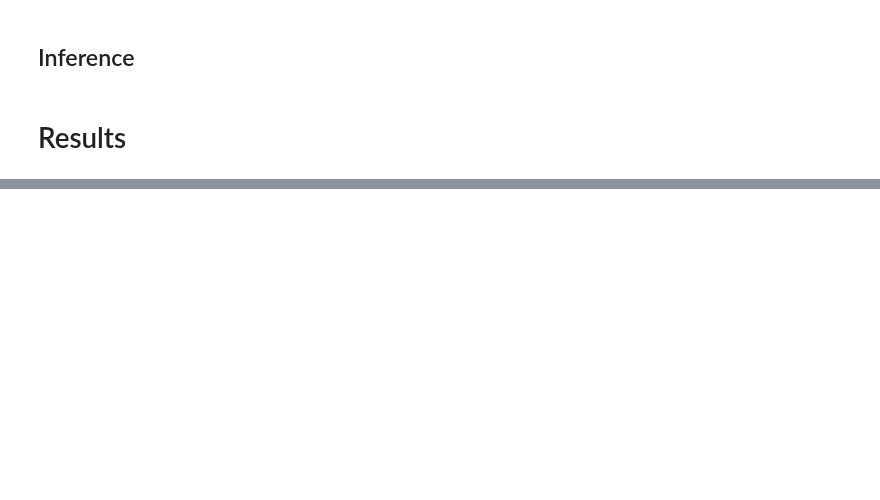
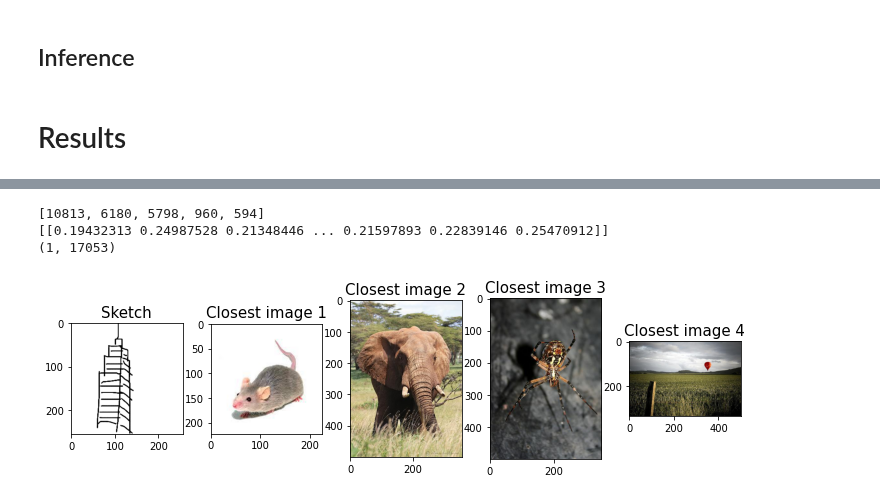
Before and after one commit to VisiumCH/AMLD-2021-Sketchy, a Jupyter notebook: notebooks/Inference.ipynb, the cells around one changed output, grey strips where cells are left out. Cells and saved outputs as stored; diff of their text form; code cells hidden in the pictures; blank space fills up the shorter version.

```diff
--- a/notebooks/Inference.ipynb
+++ b/notebooks/Inference.ipynb
@@ -51,3 +53,4 @@ torch.set_grad_enabled(False)
 import pandas as pd
 # %%
 BEST_CHECKPOINT = '../io/models/1_run-batch_size_10/checkpoint.pth'
+EMBEDDING_PATH = '../io/data/processed/embeddings.ending'
@@ -106,0 +59,5 @@ df.to_csv('../io/data/processed/images_embeddings.csv', sep=' ', header=True)
+# %%
+df = pd.read_csv(EMBEDDING_PATH, sep=' ')
+images_fnames = df['fnames'].values
+images_classes = df['classes'].values
+images_embeddings = df['embeddings'].values
@@ -136,11 +77,14 @@ class Inference():
 
         self.im_net, self.sk_net = get_model(args, model_path)
 
-        df = pd.read_csv(embedding_path, sep=' ', header=True)
+        meta_path = embedding_path.replace('.ending', '_meta.csv')
+        df = pd.read_csv(meta_path, sep=' ')
         self.images_fnames = df['fnames'].values
-        self.images_embeddings = df['embeddings'].values
         self.images_classes = df['classes'].values
 
+        array_path = embedding_path.replace('.ending', '_array.npy')
+        with open(array_path, 'rb') as f:
+            self.images_embeddings = np.load(f)
 
     def inference_sketch(self, sketch_fname, plot=True):
         ''' For now just process a sketch but TODO decide how to proceed later'''
@@ -156,11 +100,17 @@ class Inference():
         '''
         Based on a sketch embedding, retrieve the index of the closest images
         '''
-
         similarity = get_similarity(sketch_embedding, self.images_embeddings)
         arg_sorted_sim = (-similarity).argsort()
+        print([i for i in arg_sorted_sim[0][0:NUM_CLOSEST + 1]])
 
-        self.sorted_fnames = [self.images_fnames[i][0] for i in arg_sorted_sim[0]]
+        print(similarity)
+
+        self.sorted_fnames = [self.images_fnames[i].strip(']').strip('[').strip("'")
+                              for i in arg_sorted_sim[0][0:NUM_CLOSEST + 1]]
+        self.sorted_labels = [self.images_classes[i]
+                              for i in arg_sorted_sim[0][0:NUM_CLOSEST + 1]]
+        #print(self.sorted_labels[0])
 
     def plot_closest(self, sketch_fname):
         fig, axes = plt.subplots(1, NUM_CLOSEST + 1)
@@ -170,13 +120,13 @@ class Inference():
         axes[0].set(title='Sketch')
 
         for i in range(1, NUM_CLOSEST + 1):
-            im = mpimg.imread(self.sorted_fnames[i-1])
+            im = mpimg.imread('../' + self.sorted_fnames[i-1])
             axes[i].imshow(im)
             axes[i].set(title='Closest image ' + str(i))
 
         plt.subplots_adjust(wspace=0.25, hspace=-0.35)
 # %%
-inference = Inference(BEST_CHECKPOINT)
+inference = Inference(BEST_CHECKPOINT, EMBEDDING_PATH)
 # %% [markdown]
 # Results
 # %%
@@ -191,6 +156,11 @@ inference.inference_sketch(sketch_fname, plot=True)
 # %%
-sketch_fname = '../io/data/raw/Sketchy/sketch/tx_000000000000skyscraper/n04233124_498-1.png'
+sketch_fname = '../io/data/raw/Sketchy/sketch/tx_000000000000/skyscraper/n04233124_498-1.png'
 inference.inference_sketch(sketch_fname, plot=True)
+# %% [output]
+[10813, 6180, 5798, 960, 594]
+[[0.19432313 0.24987528 0.21348446 ... 0.21597893 0.22839146 0.25470912]]
+(1, 17053)
+[figure, added]
 # %%
 sketch_fname = '../io/data/raw/Sketchy/sketch/tx_000000000000/wheelchair/n04576002_150-2.png'
 inference.inference_sketch(sketch_fname, plot=True)
```
Also changed, not shown: parts of 14 cells of this notebook, 3 other files.
